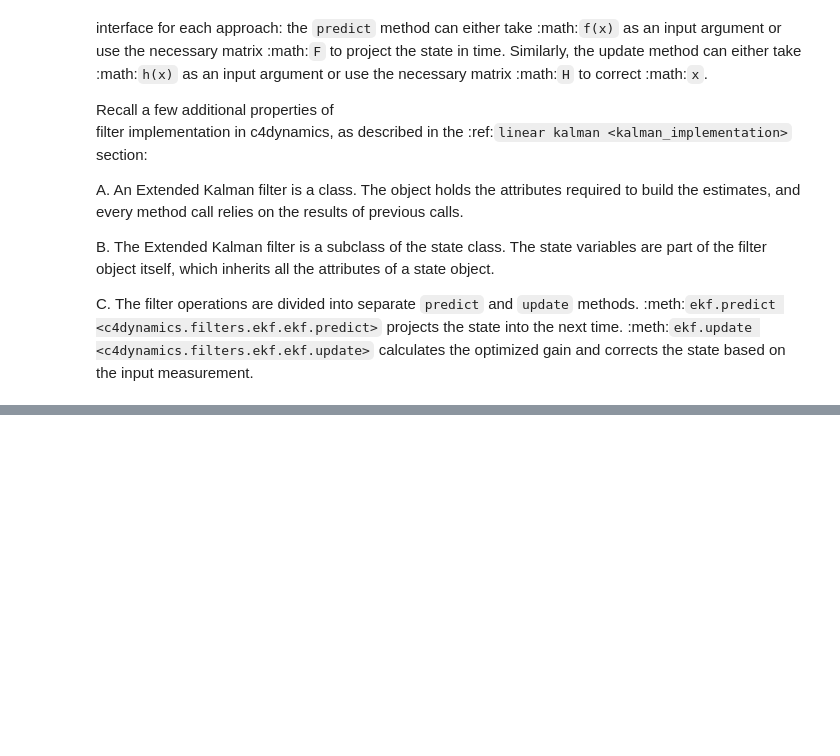
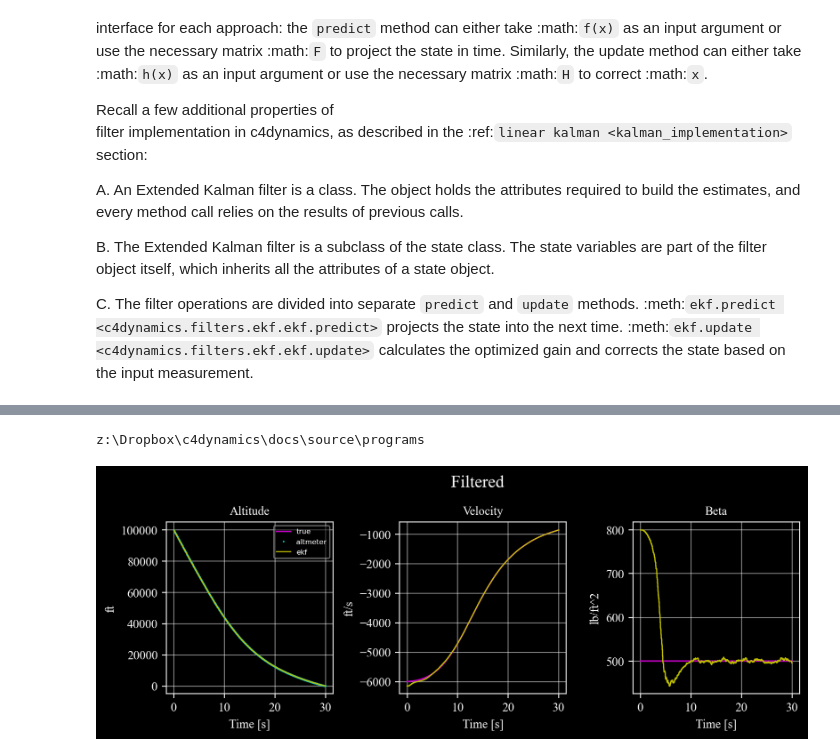
Before and after one commit to C4dynamics/C4dynamics, a Jupyter notebook: docs/source/programs/ballistic_coefficient.ipynb, the cells around one changed output, grey strips where cells are left out. Saved outputs shown, nothing was run; the diff lists cells and outputs as text; code cells hidden in the pictures; blank space fills up the shorter version.

```diff
--- a/docs/source/programs/ballistic_coefficient.ipynb
+++ b/docs/source/programs/ballistic_coefficient.ipynb
@@ -446,8 +446,8 @@ plt.style.use('dark_background')
 # plt.switch_backend('TkAgg')
 
 import os, sys
-sys.path.append('')
-
+sys.path.append(r'../../../')
+print(os.getcwd())
 import c4dynamics as c4d
 
 
@@ -663,30 +663,33 @@ def filtered():
     ekf.predict(F = F, fx = fx, dt = dt)
 
 
     ''' the necessary linear parameters for the predict stage: the measure matrix H '''
     _, _, Z = altmtr.measure(tgt, t = t, store = True)
 
     if Z is not None:
       ekf.update(Z)
 
 
 
 
   return tgt, altmtr, ekf
 
 
 
 if __name__ == '__main__':
 
   tgt1, altmtr = ideal()
   # drawekf(trueobj = tgt1, measures = altmtr, title = 'Ideal', filename = 'bal_ideal')
 
   tgt2, altmtr = noisy()
   # drawekf(trueobj = tgt2, measures = altmtr, title = 'Noisy')
 
 
   tgt, altmtr, ekf = filtered()
   drawekf(trueobj = tgt2, measures = altmtr, ekf =  ekf, title = 'Filtered', filename = 'bal_filtered')
 
 
   plt.show(block = True)
+# %% [output]
+z:\Dropbox\c4dynamics\docs\source\programs
+[figure, added]
```
Also changed, not shown: parts of 2 cells of this notebook, 9 other files.
